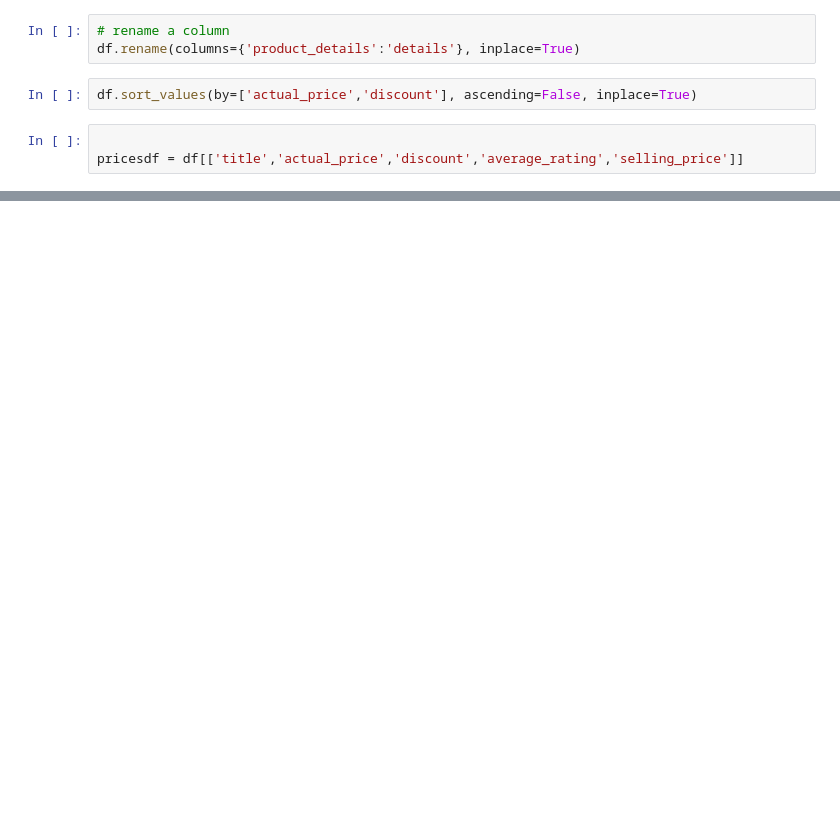
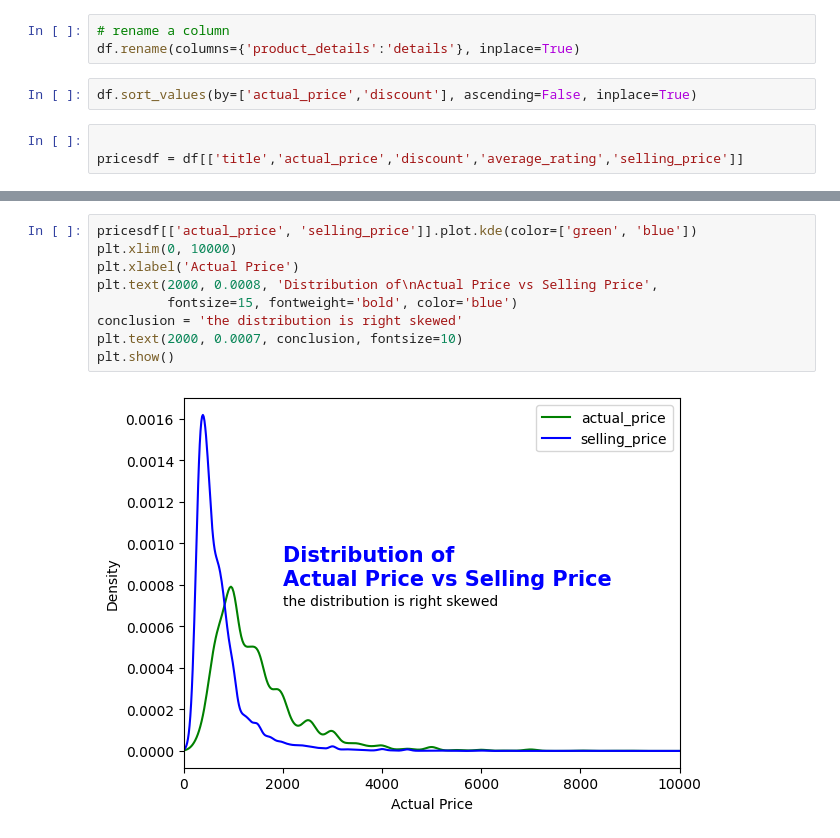
Before and after one commit to digipodium/2023-MAY-PYDSDA-MTWF-330, a Jupyter notebook: analysis_2.ipynb, the cells around one changed output, grey strips where cells are left out. Drawn from its saved outputs; the diff is of its cells as text; blank space fills up the shorter version.

```diff
--- a/analysis_2.ipynb
+++ b/analysis_2.ipynb
@@ -153,0 +304,11 @@ pricesdf.head(100).style.background_gradient(subset=['average_rating'])
+# %%
+pricesdf[['actual_price', 'selling_price']].plot.kde(color=['green', 'blue'])
+plt.xlim(0, 10000)
+plt.xlabel('Actual Price')
+plt.text(2000, 0.0008, 'Distribution of\nActual Price vs Selling Price',
+         fontsize=15, fontweight='bold', color='blue')
+conclusion = 'the distribution is right skewed'
+plt.text(2000, 0.0007, conclusion, fontsize=10)
+plt.show()
+# %% [output]
+[figure, added]
```
Also changed, not shown: parts of 20 cells of this notebook, 1 other file.
